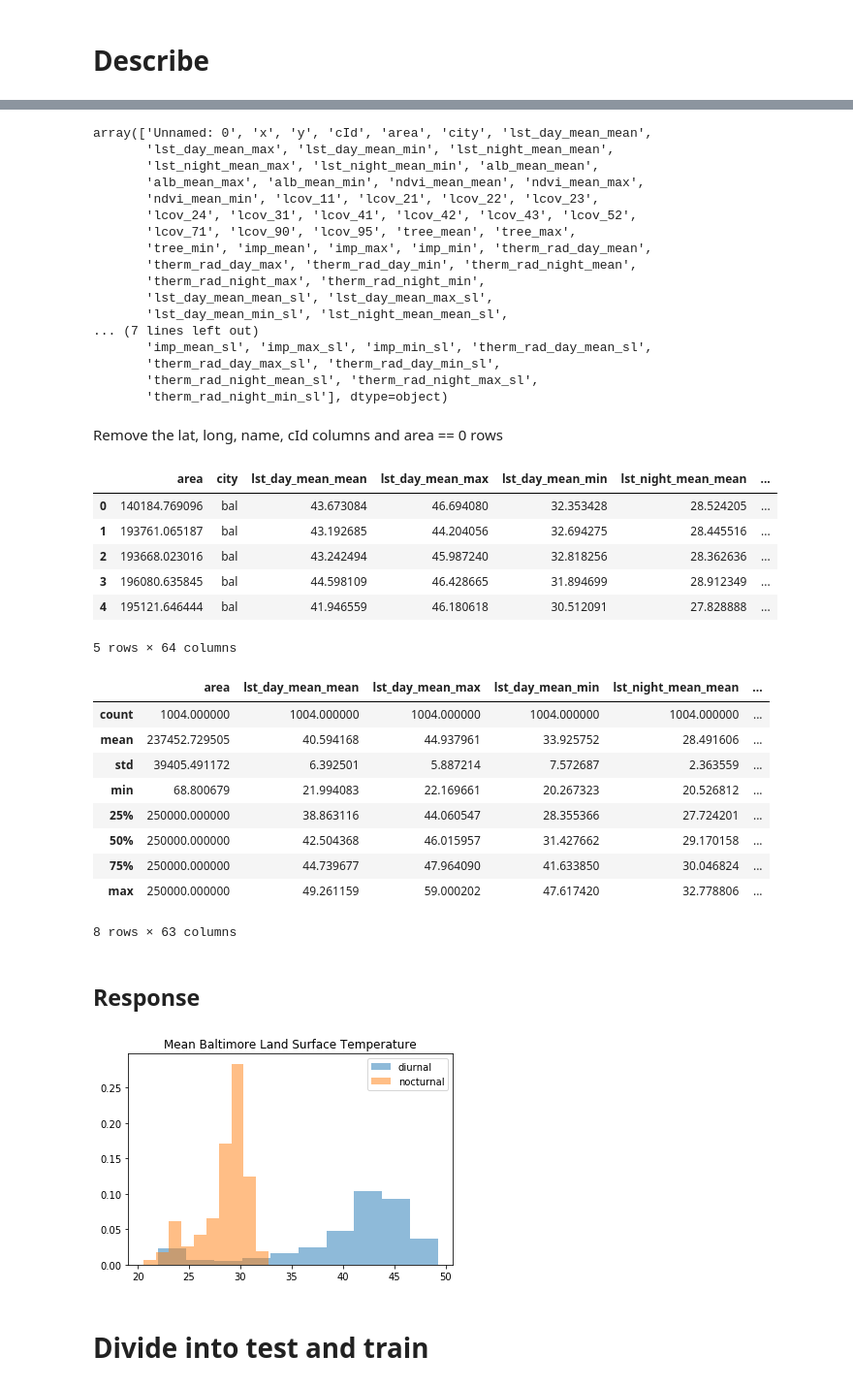
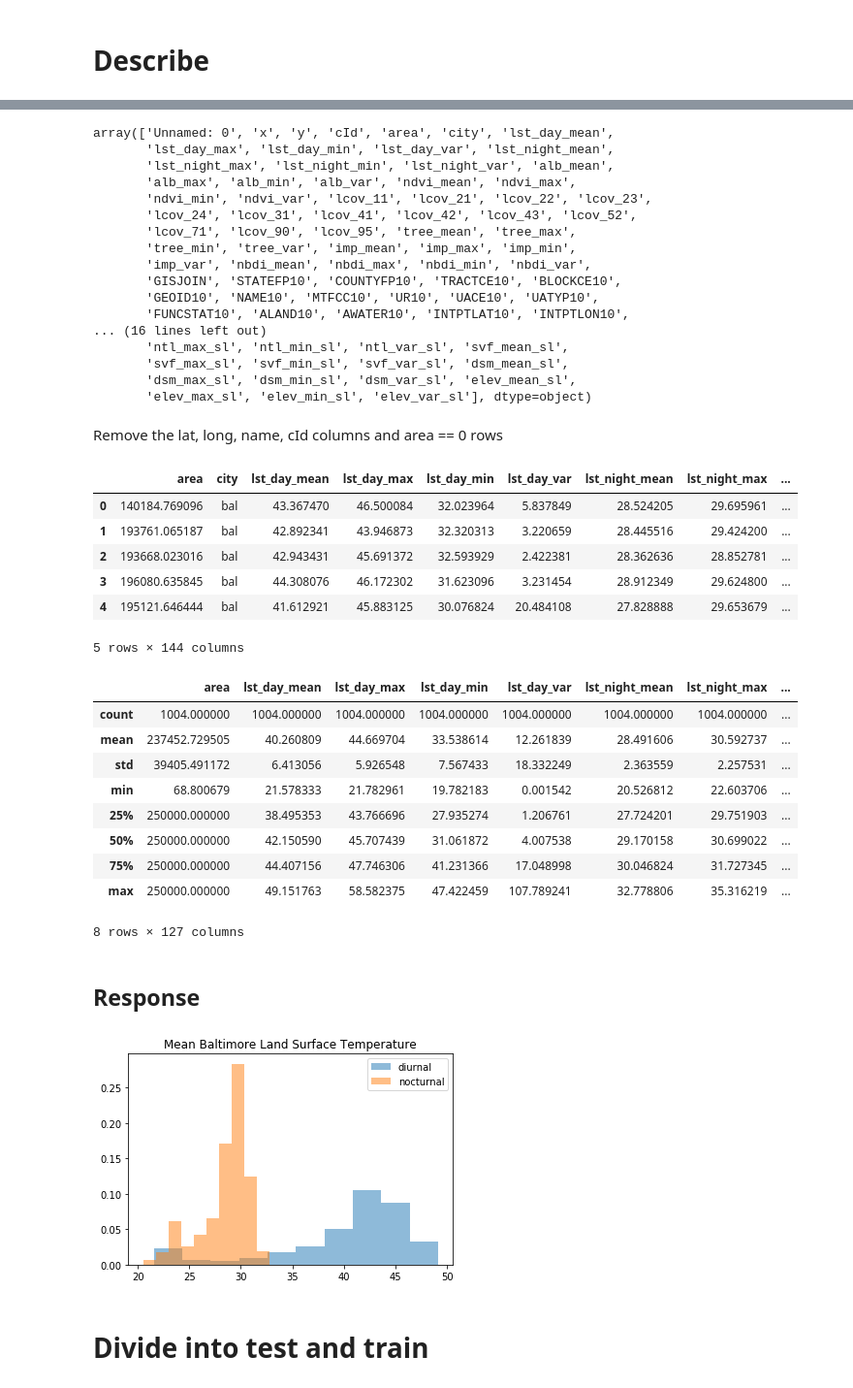
Before and after one commit to tommlogan/land_surface_temperature, a Jupyter notebook: code/analysis/explore.ipynb, the cells around one changed output, grey strips where cells are left out. Shown at 97% size. Drawn from its saved outputs; the diff is of its cells as text; code cells hidden in the pictures.

```diff
--- a/code/analysis/explore.ipynb
+++ b/code/analysis/explore.ipynb
@@ -20,7 +20,7 @@ from sklearn.ensemble.partial_dependence import partial_dependence
 RANDOM_SEED = 3201
 # %%
 # import data
-df = pd.read_csv('../../data/processed/grid/bal/2018-02-15/bal_data.csv')
+df = pd.read_csv('../../data/processed/grid/bal/2018-09-23/bal_data_500.csv')
 # %% [markdown]
 # Describe
 # %%
@@ -37,23 +37,23 @@ df.head()
 names = df.columns.values
 names
 # %% [output]
-array(['Unnamed: 0', 'x', 'y', 'cId', 'area', 'city', 'lst_day_mean_mean',
-       'lst_day_mean_max', 'lst_day_mean_min', 'lst_night_mean_mean',
-       'lst_night_mean_max', 'lst_night_mean_min', 'alb_mean_mean',
-       'alb_mean_max', 'alb_mean_min', 'ndvi_mean_mean', 'ndvi_mean_max',
-       'ndvi_mean_min', 'lcov_11', 'lcov_21', 'lcov_22', 'lcov_23',
+array(['Unnamed: 0', 'x', 'y', 'cId', 'area', 'city', 'lst_day_mean',
+       'lst_day_max', 'lst_day_min', 'lst_day_var', 'lst_night_mean',
+       'lst_night_max', 'lst_night_min', 'lst_night_var', 'alb_mean',
+       'alb_max', 'alb_min', 'alb_var', 'ndvi_mean', 'ndvi_max',
+       'ndvi_min', 'ndvi_var', 'lcov_11', 'lcov_21', 'lcov_22', 'lcov_23',
        'lcov_24', 'lcov_31', 'lcov_41', 'lcov_42', 'lcov_43', 'lcov_52',
        'lcov_71', 'lcov_90', 'lcov_95', 'tree_mean', 'tree_max',
-       'tree_min', 'imp_mean', 'imp_max', 'imp_min', 'therm_rad_day_mean',
-       'therm_rad_day_max', 'therm_rad_day_min', 'therm_rad_night_mean',
-       'therm_rad_night_max', 'therm_rad_night_min',
-       'lst_day_mean_mean_sl', 'lst_day_mean_max_sl',
-       'lst_day_mean_min_sl', 'lst_night_mean_mean_sl',
-... (7 lines left out)
-       'imp_mean_sl', 'imp_max_sl', 'imp_min_sl', 'therm_rad_day_mean_sl',
-       'therm_rad_day_max_sl', 'therm_rad_day_min_sl',
-       'therm_rad_night_mean_sl', 'therm_rad_night_max_sl',
-       'therm_rad_night_min_sl'], dtype=object)
+       'tree_min', 'tree_var', 'imp_mean', 'imp_max', 'imp_min',
+       'imp_var', 'nbdi_mean', 'nbdi_max', 'nbdi_min', 'nbdi_var',
+       'GISJOIN', 'STATEFP10', 'COUNTYFP10', 'TRACTCE10', 'BLOCKCE10',
+       'GEOID10', 'NAME10', 'MTFCC10', 'UR10', 'UACE10', 'UATYP10',
+       'FUNCSTAT10', 'ALAND10', 'AWATER10', 'INTPTLAT10', 'INTPTLON10',
+... (16 lines left out)
+       'ntl_max_sl', 'ntl_min_sl', 'ntl_var_sl', 'svf_mean_sl',
+       'svf_max_sl', 'svf_min_sl', 'svf_var_sl', 'dsm_mean_sl',
+       'dsm_max_sl', 'dsm_min_sl', 'dsm_var_sl', 'elev_mean_sl',
+       'elev_max_sl', 'elev_min_sl', 'elev_var_sl'], dtype=object)
 # %% [markdown]
 Remove the lat, long, name, cId columns and area == 0 rows
 # %%
@@ -63,34 +63,34 @@ df = df[df['area'] > 0]
 # %%
 df.head()
 # %% [output]
-|  | area | city | lst_day_mean_mean | lst_day_mean_max | lst_day_mean_min | lst_night_mean_mean | ... |
-| 0 | 140184.769096 | bal | 43.673084 | 46.694080 | 32.353428 | 28.524205 | ... |
-| 1 | 193761.065187 | bal | 43.192685 | 44.204056 | 32.694275 | 28.445516 | ... |
-| 2 | 193668.023016 | bal | 43.242494 | 45.987240 | 32.818256 | 28.362636 | ... |
-| 3 | 196080.635845 | bal | 44.598109 | 46.428665 | 31.894699 | 28.912349 | ... |
-| 4 | 195121.646444 | bal | 41.946559 | 46.180618 | 30.512091 | 27.828888 | ... |
+|  | area | city | lst_day_mean | lst_day_max | lst_day_min | lst_day_var | lst_night_mean | lst_night_max | ... |
+| 0 | 140184.769096 | bal | 43.367470 | 46.500084 | 32.023964 | 5.837849 | 28.524205 | 29.695961 | ... |
+| 1 | 193761.065187 | bal | 42.892341 | 43.946873 | 32.320313 | 3.220659 | 28.445516 | 29.424200 | ... |
+| 2 | 193668.023016 | bal | 42.943431 | 45.691372 | 32.593929 | 2.422381 | 28.362636 | 28.852781 | ... |
+| 3 | 196080.635845 | bal | 44.308076 | 46.172302 | 31.623096 | 3.231454 | 28.912349 | 29.624800 | ... |
+| 4 | 195121.646444 | bal | 41.612921 | 45.883125 | 30.076824 | 20.484108 | 27.828888 | 29.653679 | ... |
-5 rows × 64 columns
+5 rows × 144 columns
 # %%
 df.describe()
 # %% [output]
-|  | area | lst_day_mean_mean | lst_day_mean_max | lst_day_mean_min | lst_night_mean_mean | ... |
-| count | 1004.000000 | 1004.000000 | 1004.000000 | 1004.000000 | 1004.000000 | ... |
-| mean | 237452.729505 | 40.594168 | 44.937961 | 33.925752 | 28.491606 | ... |
-| std | 39405.491172 | 6.392501 | 5.887214 | 7.572687 | 2.363559 | ... |
-| min | 68.800679 | 21.994083 | 22.169661 | 20.267323 | 20.526812 | ... |
-| 25% | 250000.000000 | 38.863116 | 44.060547 | 28.355366 | 27.724201 | ... |
-| 50% | 250000.000000 | 42.504368 | 46.015957 | 31.427662 | 29.170158 | ... |
-| 75% | 250000.000000 | 44.739677 | 47.964090 | 41.633850 | 30.046824 | ... |
-| max | 250000.000000 | 49.261159 | 59.000202 | 47.617420 | 32.778806 | ... |
+|  | area | lst_day_mean | lst_day_max | lst_day_min | lst_day_var | lst_night_mean | lst_night_max | ... |
+| count | 1004.000000 | 1004.000000 | 1004.000000 | 1004.000000 | 1004.000000 | 1004.000000 | 1004.000000 | ... |
+| mean | 237452.729505 | 40.260809 | 44.669704 | 33.538614 | 12.261839 | 28.491606 | 30.592737 | ... |
+| std | 39405.491172 | 6.413056 | 5.926548 | 7.567433 | 18.332249 | 2.363559 | 2.257531 | ... |
+| min | 68.800679 | 21.578333 | 21.782961 | 19.782183 | 0.001542 | 20.526812 | 22.603706 | ... |
+| 25% | 250000.000000 | 38.495353 | 43.766696 | 27.935274 | 1.206761 | 27.724201 | 29.751903 | ... |
+| 50% | 250000.000000 | 42.150590 | 45.707439 | 31.061872 | 4.007538 | 29.170158 | 30.699022 | ... |
+| 75% | 250000.000000 | 44.407156 | 47.746306 | 41.231366 | 17.048998 | 30.046824 | 31.727345 | ... |
+| max | 250000.000000 | 49.151763 | 58.582375 | 47.422459 | 107.789241 | 32.778806 | 35.316219 | ... |
-8 rows × 63 columns
+8 rows × 127 columns
 # %% [markdown]
 ## Response
 # %%
-plt.hist(df['lst_day_mean_mean'], density = True, label = "diurnal", alpha = 0.5)
-plt.hist(df['lst_night_mean_mean'], density = True, label = "nocturnal", alpha = 0.5)
+plt.hist(df['lst_day_mean'], density = True, label = "diurnal", alpha = 0.5)
+plt.hist(df['lst_night_mean'], density = True, label = "nocturnal", alpha = 0.5)
 plt.legend(loc='upper right')
 plt.title("Mean Baltimore Land Surface Temperature")
 plt.show()
 # %% [output]
-[figure, old version]
+[figure, new version]
 # %%
```
Also changed, not shown: parts of 24 cells of this notebook, 2 other files.
